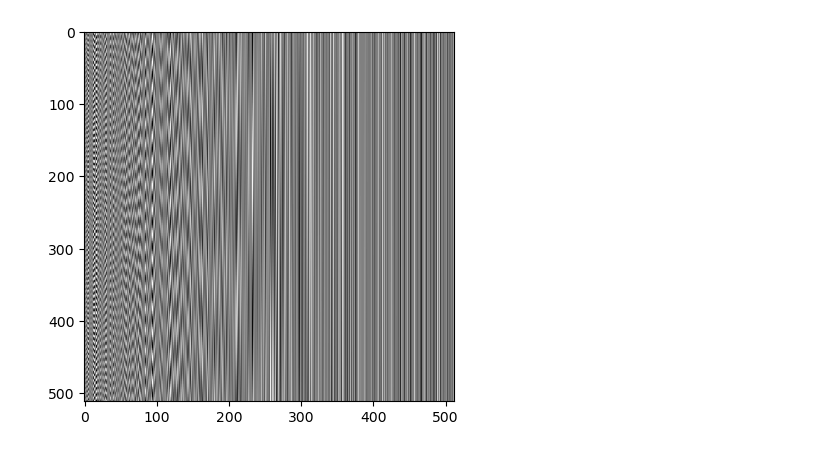
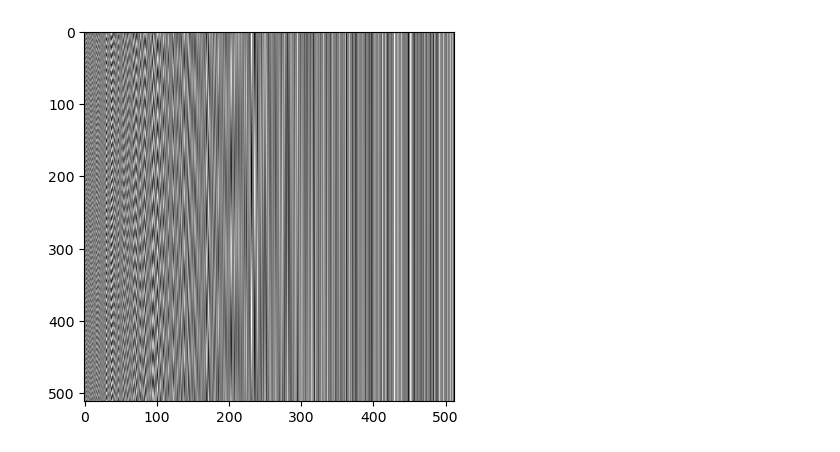
Before and after one commit to Stelath/eg3d-diffused, a Jupyter notebook: diffuser/dataset_generation/test.ipynb, the cells around one changed output. Saved outputs shown, nothing was run; the diff lists cells and outputs as text; code cells hidden in the pictures.

```diff
--- a/diffuser/dataset_generation/test.ipynb
+++ b/diffuser/dataset_generation/test.ipynb
@@ -6,14 +6,15 @@ import pickle
 import sys
 import os
 # %%
-def getPositionEncoding(seq_len, d, n=10000):
-    P = np.zeros((seq_len, d))
+# Used https://machinelearningmastery.com/a-gentle-introduction-to-positional-encoding-in-transformer-models-part-1/
+def positionalEncoding(seq_len, d, n=10000):
+    p = np.zeros((seq_len, d))
     for k in range(seq_len):
         for i in np.arange(int(d/2)):
             denominator = np.power(n, 2*i/d)
-            P[k, 2*i] = np.sin(k/denominator)
-            P[k, 2*i+1] = np.cos(k/denominator)
-    return P
+            p[k, 2*i] = np.sin(k/denominator)
+            p[k, 2*i+1] = np.cos(k/denominator)
+    return p
 # %%
 # Generate EG3D Images
 from camera_utils import LookAtPoseSampler, FOV_to_intrinsics
@@ -56,15 +48,15 @@ Clipping input data to the valid range for imshow with RGB data ([0..1] for floa
 # %%
 size = G.z_dim
 num = 10
 
-A = getPositionEncoding(size, size) + (0.01*np.eye(size))
+A = positionalEncoding(size, size)
 
 znp = z[0].cpu().numpy()
 product = A * znp
 
 znprecon = np.nanmean(product/A, axis=0)
 
 plt.imshow(product, cmap='gray', interpolation='none')
 plt.show()
 # %% [output]
-[figure, old version]
+[figure, new version]
```
Also changed, not shown: parts of 2 cells of this notebook, 7 other files.
